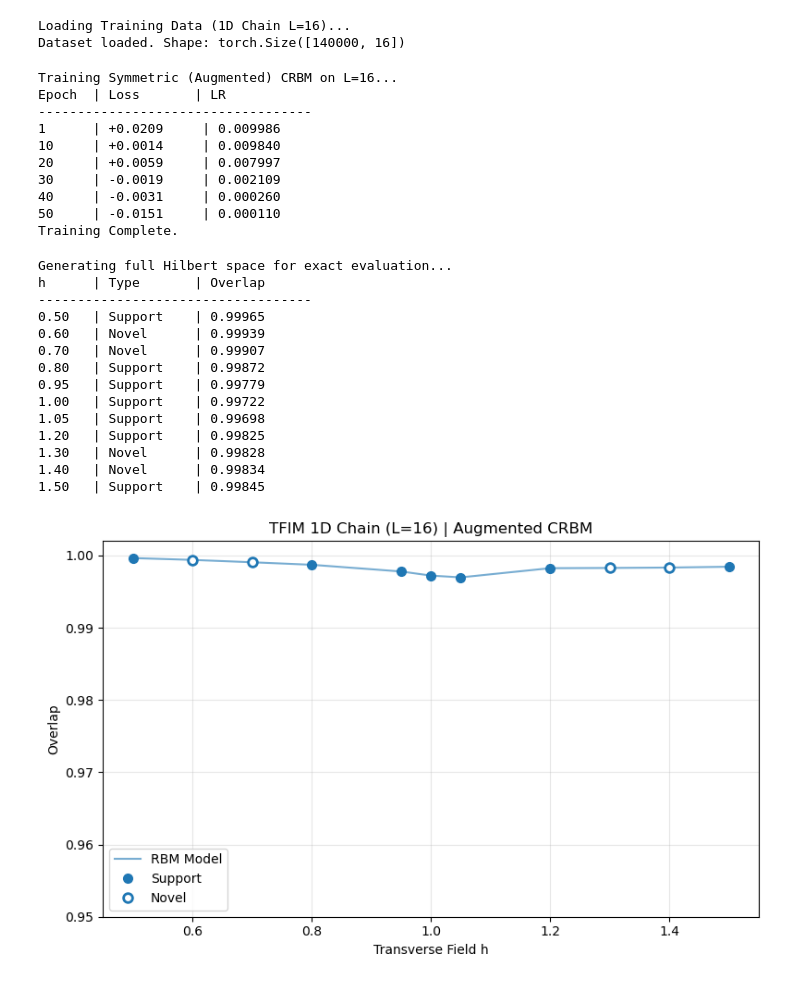
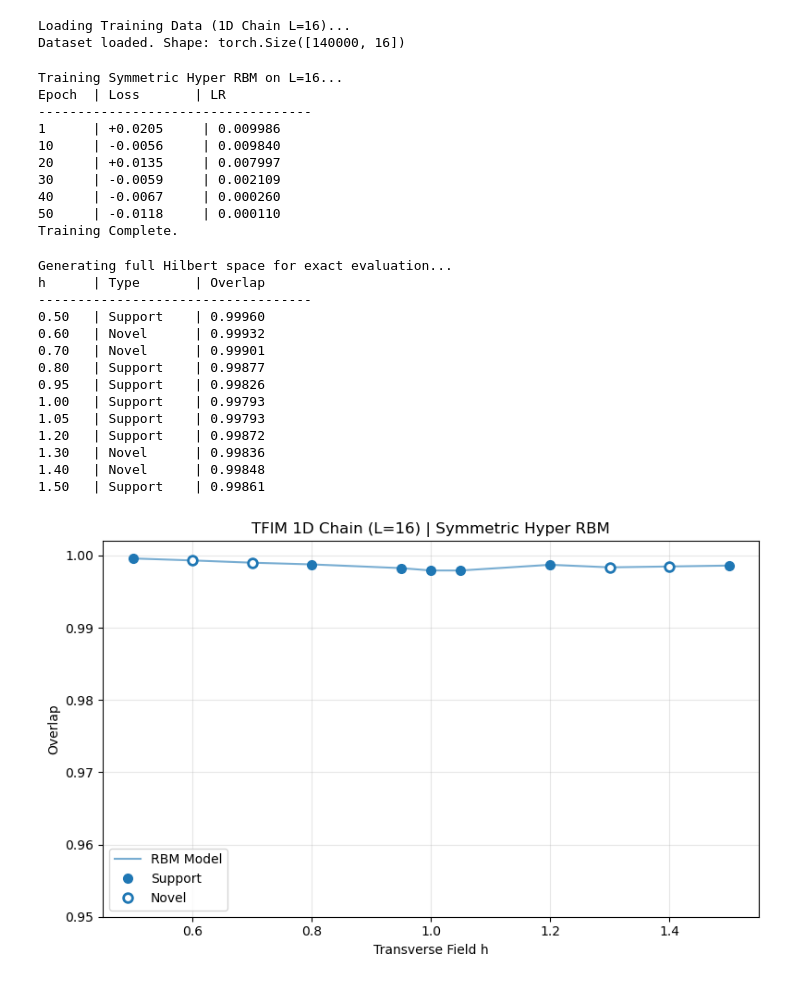
Before and after one commit to simontonner/neural-quantum-tomo, a Jupyter notebook: parametric_qst/tfim_16_mod/entangle_train.ipynb, the cells around one changed output. Drawn from its saved outputs; the diff is of its cells as text; code cells hidden in the pictures.

Commit message:
Modularized model code

```diff
--- a/parametric_qst/tfim_16_mod/entangle_train.ipynb
+++ b/parametric_qst/tfim_16_mod/entangle_train.ipynb
@@ -81,43 +75,34 @@ for h in h_support:
         print(f"  ! MISSING: {fname}")
 
 ds = MeasurementDataset(file_paths, load_measurements_npz, ["h"], [TRAIN_SAMPLES] * len(file_paths))
+loader = MeasurementLoader(ds, batch_size=1024, shuffle=True, drop_last=False, rng=rng)
 print(f"Dataset loaded. Shape: {ds.values.shape}")
 # %% [output]
 Loading Training Data (1D Chain L=16)...
 Dataset loaded. Shape: torch.Size([140000, 16])
 # %%
 # --- Hyperparameters ---
-# Preserving the specific settings from your notebook cell
 HIDDEN_UNITS = 64
 COND_WIDTH = 64
 CD_K = 20
 LR_INIT = 1e-2
 LR_FINAL = 1e-4
 N_EPOCHS = 50
-BATCH_SIZE = 1024
 NOISE_FRAC = 0.1
 
-loader = MeasurementLoader(ds, batch_size=BATCH_SIZE, shuffle=True, drop_last=False, rng=rng)
-
-# Initialize Model (From Module)
-model = ConditionalRBM(
-    num_visible=SYSTEM_SIZE,
-    num_hidden=HIDDEN_UNITS,
-    cond_dim=1,
-    conditioner_width=COND_WIDTH,
-    k=CD_K,
-    T=1.0
+# Initialize Model (SymmetricHyperRBM)
+model = SymmetricHyperRBM(
+    num_v=SYSTEM_SIZE,
+    num_h=HIDDEN_UNITS,
+    hyper_dim=COND_WIDTH, # Replaces conditioner_width
+    k=CD_K
 ).to(device)
-
-# Note: Your notebook Cell 2 defined initialize_weights(std=0.01)
-# The module defaults to std=0.01 in __init__, so we do not need to call it again.
-# This ensures RNG state consistency.
 
 optimizer = torch.optim.Adam(model.parameters(), lr=LR_INIT)
 schedule_steps = N_EPOCHS * len(loader)
 scheduler = get_sigmoid_curve(LR_INIT, LR_FINAL, schedule_steps, falloff=0.002)
 
-print(f"Training Symmetric (Augmented) CRBM on L={SYSTEM_SIZE}...")
+print(f"Training Symmetric Hyper RBM on L={SYSTEM_SIZE}...")
 model = train_loop(
     model=model,
     optimizer=optimizer,
@@ -129,19 +114,20 @@ model = train_loop(
 )
 print("Training Complete.")
 # %% [output]
-Training Symmetric (Augmented) CRBM on L=16...
+Training Symmetric Hyper RBM on L=16...
 Epoch  | Loss       | LR
 -----------------------------------
-1      | +0.0209     | 0.009986
-10     | +0.0014     | 0.009840
-20     | +0.0059     | 0.007997
-30     | -0.0019     | 0.002109
-40     | -0.0031     | 0.000260
-50     | -0.0151     | 0.000110
+1      | +0.0205     | 0.009986
+10     | -0.0056     | 0.009840
+20     | +0.0135     | 0.007997
+30     | -0.0059     | 0.002109
+40     | -0.0067     | 0.000260
+50     | -0.0118     | 0.000110
 Training Complete.
 # %%
 print("Generating full Hilbert space for exact evaluation...")
-all_states = generate_all_states(SYSTEM_SIZE, device)
+# Use imported metric function
+all_states = generate_basis_states(SYSTEM_SIZE, device)
 all_eval_h = sorted(list(set(h_support + h_novel)))
 
 results = []
@@ -152,48 +138,54 @@ for h_val in all_eval_h:
     gt_fname = f"tfim_{SYSTEM_SIZE}_h{h_val:.2f}.npz"
     gt_path = state_dir / gt_fname
 
-    if not gt_path.exists():
+    # Load Ground Truth Tensor using imported helper
+    psi_true = load_gt_wavefunction(gt_path, device)
+
+    if psi_true is None:
         continue
 
-    overlap = compute_overlap(model, h_val, gt_path, all_states)
+    # Use imported metric function
+    # Note: calculate_exact_overlap handles normalization of psi_true internally
+    overlap = calculate_exact_overlap(model, h_val, psi_true, all_states)
+
     is_supp = any(np.isclose(h_val, s, atol=1e-5) for s in h_support)
     pt_type = "Support" if is_supp else "Novel"
 
     results.append({"h": h_val, "overlap": overlap, "type": pt_type})
     print(f"{h_val:<6.2f} | {pt_type:<10} | {overlap:.5f}")
 
 df_res = pd.DataFrame(results)
 
 # Plot
 plt.figure(figsize=(8, 5), dpi=100)
 supp = df_res[df_res["type"] == "Support"]
 nov  = df_res[df_res["type"] == "Novel"]
 plt.plot(df_res["h"], df_res["overlap"], '-', color='tab:blue', alpha=0.6, label="RBM Model")
 plt.plot(supp["h"], supp["overlap"], 'o', color='tab:blue', markersize=7, label="Support")
 plt.plot(nov["h"], nov["overlap"], 'o', color='tab:blue', markerfacecolor='white', markeredgewidth=2, markersize=7, label="Novel")
 plt.xlabel("Transverse Field h")
 plt.ylabel("Overlap")
-plt.title(f"TFIM 1D Chain (L={SYSTEM_SIZE}) | Augmented CRBM")
+plt.title(f"TFIM 1D Chain (L={SYSTEM_SIZE}) | Symmetric Hyper RBM")
 plt.ylim(0.95, 1.002)
 plt.grid(True, alpha=0.3)
 plt.legend()
 plt.tight_layout()
 plt.show()
 # %% [output]
 Generating full Hilbert space for exact evaluation...
 h      | Type       | Overlap
 -----------------------------------
-0.50   | Support    | 0.99965
-0.60   | Novel      | 0.99939
-0.70   | Novel      | 0.99907
-0.80   | Support    | 0.99872
-0.95   | Support    | 0.99779
-1.00   | Support    | 0.99722
-1.05   | Support    | 0.99698
-1.20   | Support    | 0.99825
-1.30   | Novel      | 0.99828
-1.40   | Novel      | 0.99834
-1.50   | Support    | 0.99845
+0.50   | Support    | 0.99960
+0.60   | Novel      | 0.99932
+0.70   | Novel      | 0.99901
+0.80   | Support    | 0.99877
+0.95   | Support    | 0.99826
+1.00   | Support    | 0.99793
+1.05   | Support    | 0.99793
+1.20   | Support    | 0.99872
+1.30   | Novel      | 0.99836
+1.40   | Novel      | 0.99848
+1.50   | Support    | 0.99861
-[figure, old version]
+[figure, new version]
 # %%
 timestamp = datetime.now().strftime("%Y%m%d_%H%M%S")
```
Also changed, not shown: parts of 3 cells of this notebook, 29 other files.
